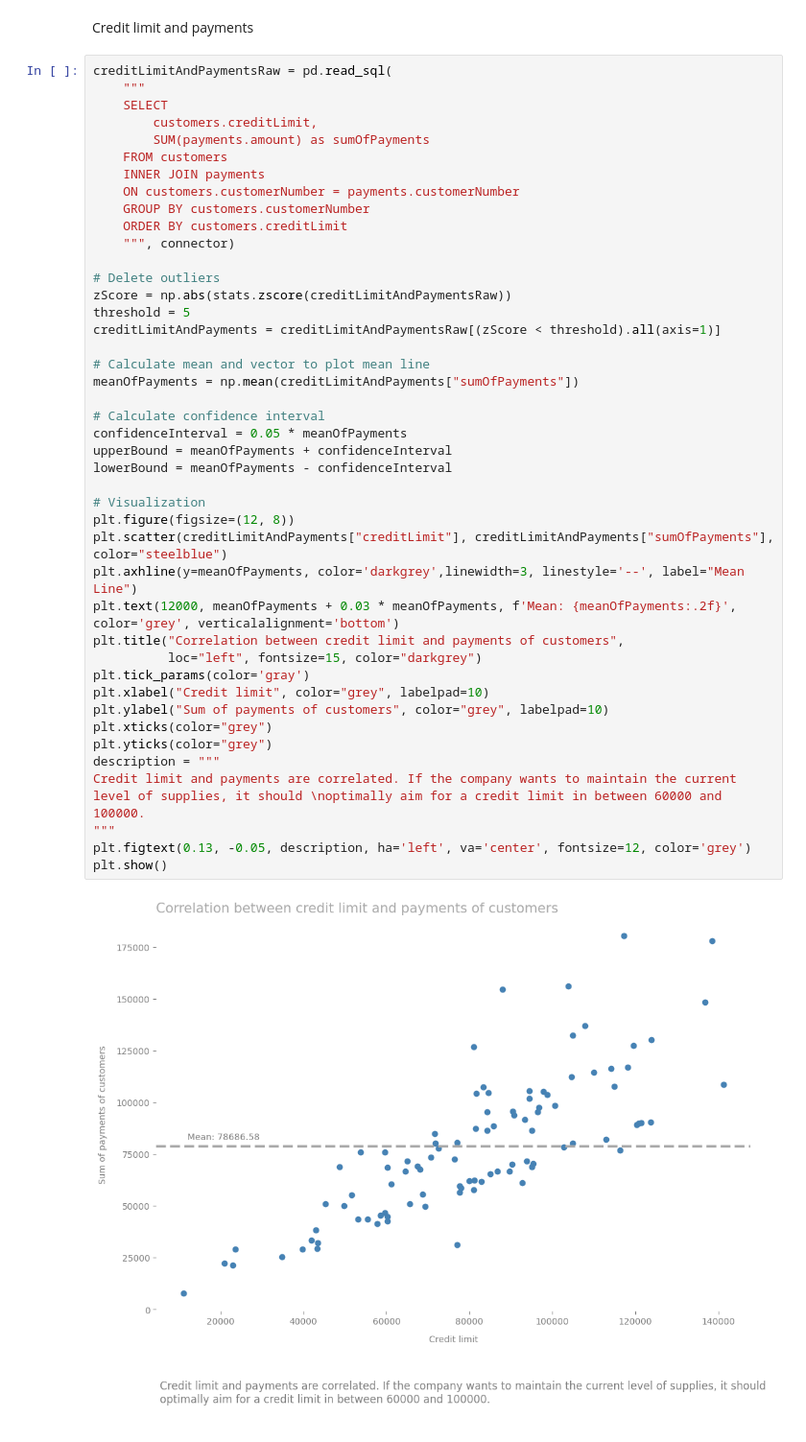
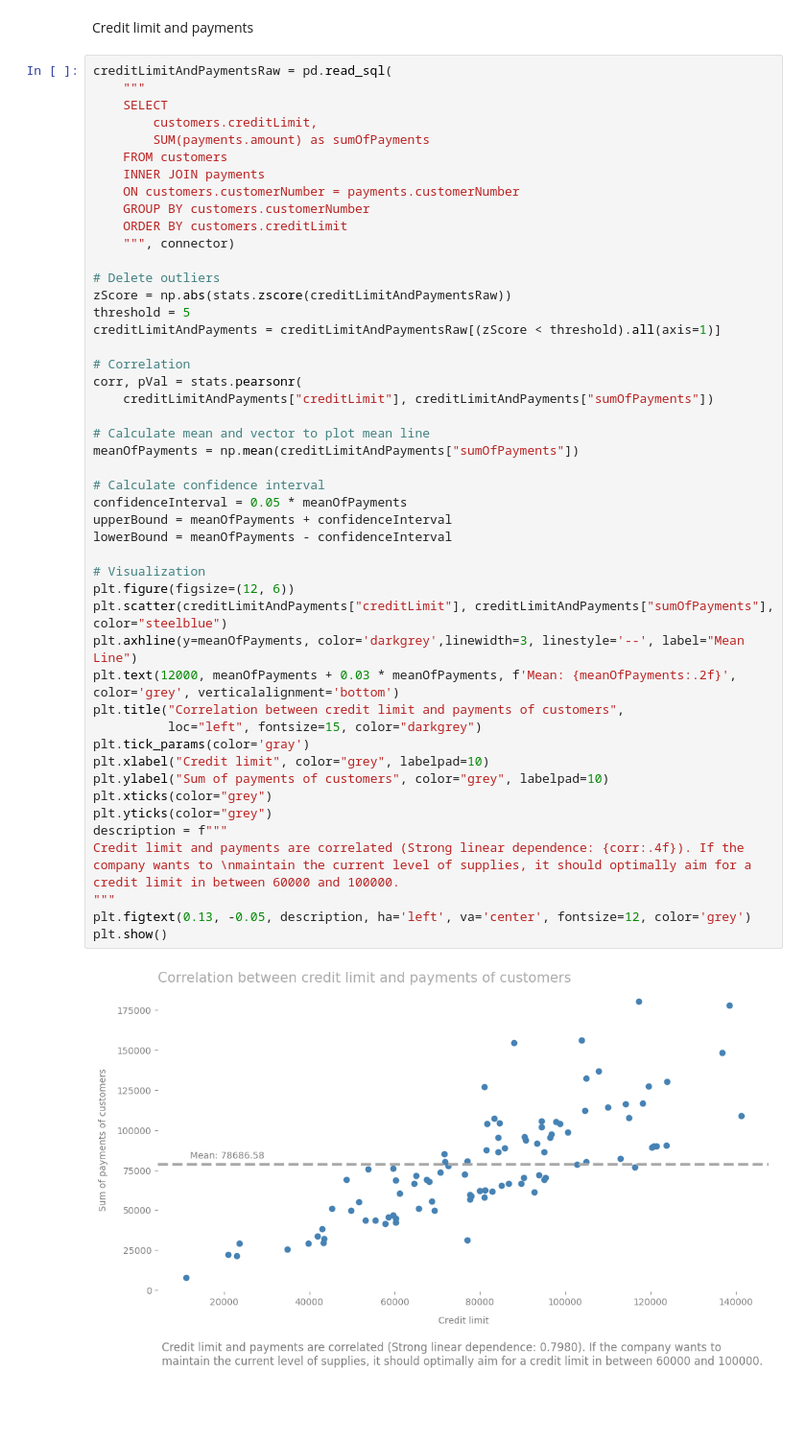
Before and after one commit to OgrodowskiJedrzej/Sales-Analysis, a Jupyter notebook: main.ipynb, the cells around one changed output. Shown at 96% size. Drawn from its saved outputs; the diff is of its cells as text; blank space fills up the shorter version.

```diff
--- a/main.ipynb
+++ b/main.ipynb
@@ -347,34 +354,38 @@ creditLimitAndPaymentsRaw = pd.read_sql(
     """, connector)
 
 # Delete outliers
 zScore = np.abs(stats.zscore(creditLimitAndPaymentsRaw))
 threshold = 5
 creditLimitAndPayments = creditLimitAndPaymentsRaw[(zScore < threshold).all(axis=1)]
 
+# Correlation
+corr, pVal = stats.pearsonr(
+    creditLimitAndPayments["creditLimit"], creditLimitAndPayments["sumOfPayments"])
+
 # Calculate mean and vector to plot mean line
 meanOfPayments = np.mean(creditLimitAndPayments["sumOfPayments"])
 
 # Calculate confidence interval
 confidenceInterval = 0.05 * meanOfPayments
 upperBound = meanOfPayments + confidenceInterval
 lowerBound = meanOfPayments - confidenceInterval
 
 # Visualization
-plt.figure(figsize=(12, 8))
+plt.figure(figsize=(12, 6))
 plt.scatter(creditLimitAndPayments["creditLimit"], creditLimitAndPayments["sumOfPayments"], color="steelblue")
 plt.axhline(y=meanOfPayments, color='darkgrey',linewidth=3, linestyle='--', label="Mean Line")
 plt.text(12000, meanOfPayments + 0.03 * meanOfPayments, f'Mean: {meanOfPayments:.2f}', color='grey', verticalalignment='bottom')
 plt.title("Correlation between credit limit and payments of customers",
           loc="left", fontsize=15, color="darkgrey")
 plt.tick_params(color='gray')
 plt.xlabel("Credit limit", color="grey", labelpad=10)
 plt.ylabel("Sum of payments of customers", color="grey", labelpad=10)
 plt.xticks(color="grey")
 plt.yticks(color="grey")
-description = """
-Credit limit and payments are correlated. If the company wants to maintain the current level of supplies, it should \noptimally aim for a credit limit in between 60000 and 100000.
+description = f"""
+Credit limit and payments are correlated (Strong linear dependence: {corr:.4f}). If the company wants to \nmaintain the current level of supplies, it should optimally aim for a credit limit in between 60000 and 100000.
 """
 plt.figtext(0.13, -0.05, description, ha='left', va='center', fontsize=12, color='grey')
 plt.show()
 # %% [output]
-[figure, old version]
+[figure, new version]
```
Also changed, not shown: parts of 3 cells of this notebook.
